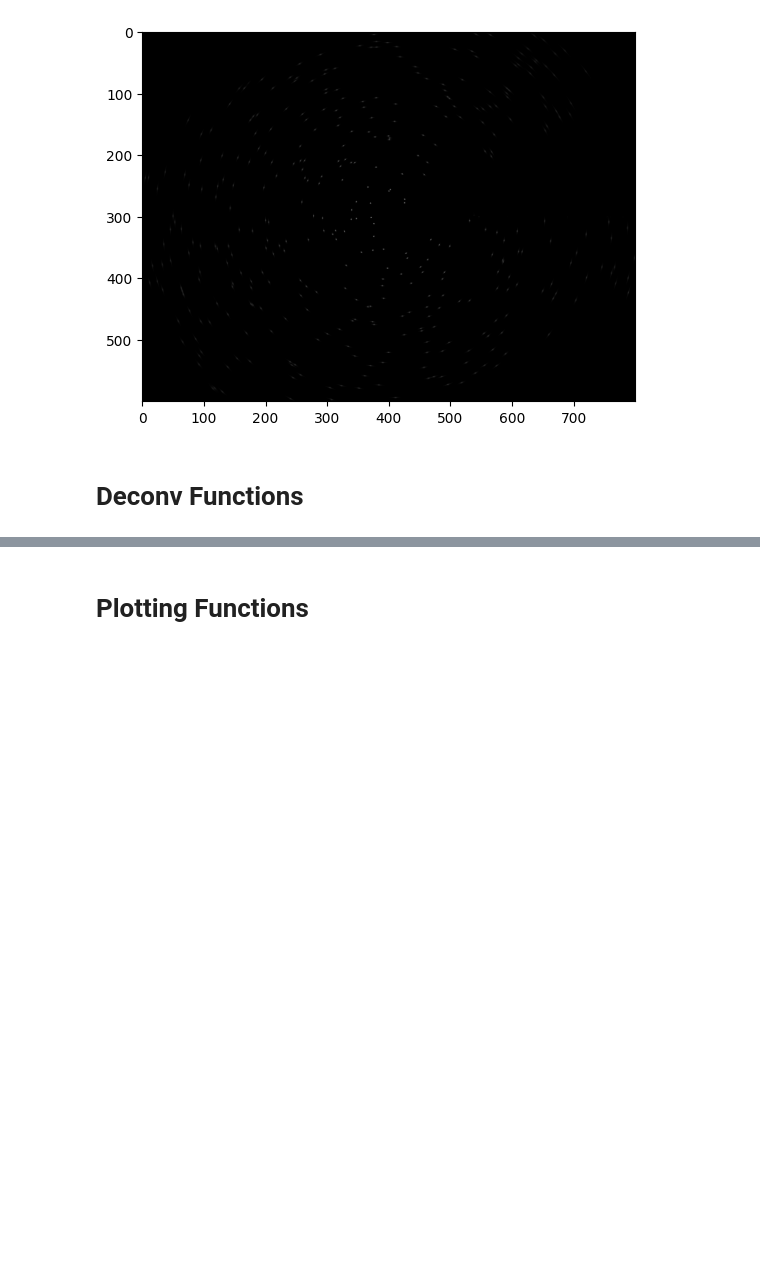
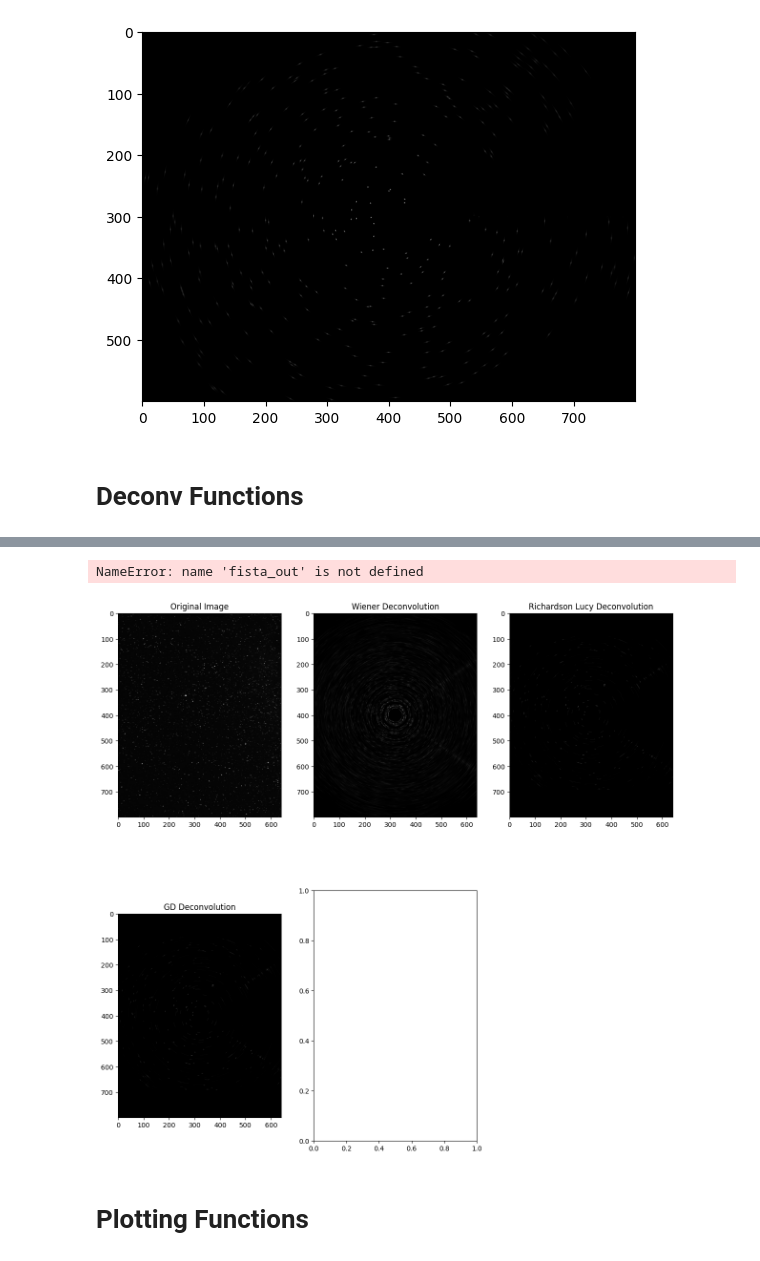
Before and after one commit to GSNikhil/star-trail-removal, a Jupyter notebook: main.ipynb, the cells around one changed output, grey strips where cells are left out. Drawn from its saved outputs; the diff is of its cells as text; code cells hidden in the pictures; blank space fills up the shorter version.

```diff
--- a/main.ipynb
+++ b/main.ipynb
@@ -534,3 +571,43 @@ def gd_fista_tikhonov_reg(x, pad_psf, n_iters=500, mu=1):
+# %%
+f = plt.figure(figsize=(15, 15))
+plt.subplot(2, 3, 1)
+plt.imshow(img, cmap='gray')
+plt.title("Original Image")
+
+plt.subplot(2, 3, 2)
+wiener_out = contrast_stetch(wiener_out)
+wiener_recon = inverse_polar_transform(wiener_out, center=coded_center, output=img.shape)
+plt.title("Wiener Deconvolution")
+plt.imshow(wiener_recon, cmap='gray')
+
+plt.subplot(2, 3, 3)
+rl_out = contrast_stetch(rl_out)
+rl_recon = inverse_polar_transform(rl_out, center=coded_center, output=img.shape)
+plt.title("Richardson Lucy Deconvolution")
+plt.imshow(rl_recon, cmap='gray')
+
+plt.subplot(2, 3, 4)
+gd_out = contrast_stetch(crop(gd_out))
+gd_recon = inverse_polar_transform(gd_out, center=coded_center, output=img.shape)
+plt.title("GD Deconvolution")
+plt.imshow(rl_recon, cmap='gray')
+
+plt.subplot(2, 3, 5)
+fista_out = contrast_stetch(crop(fista_out))
+fista_recon = inverse_polar_transform(fista_out, center=coded_center, output=img.shape)
+plt.title("FISTA Deconvolution")
+plt.imshow(rl_recon, cmap='gray')
+
+plt.subplot(2, 3, 6)
+gd_fista_tikhonov_out = contrast_stetch(crop(gd_fista_tikhonov_out))
+gd_fista_tikhonov_recon = inverse_polar_transform(gd_fista_tikhonov_out, center=coded_center, output=img.shape)
+plt.title("FISTA+Reg  Deconvolution")
+plt.imshow(rl_recon, cmap='gray')
+
+plt.show()
+# %% [output]
+NameError: name 'fista_out' is not defined
+[figure, added]
 # %% [markdown]
 # Plotting Functions
 # %%
```
Also changed, not shown: parts of 10 cells of this notebook.
